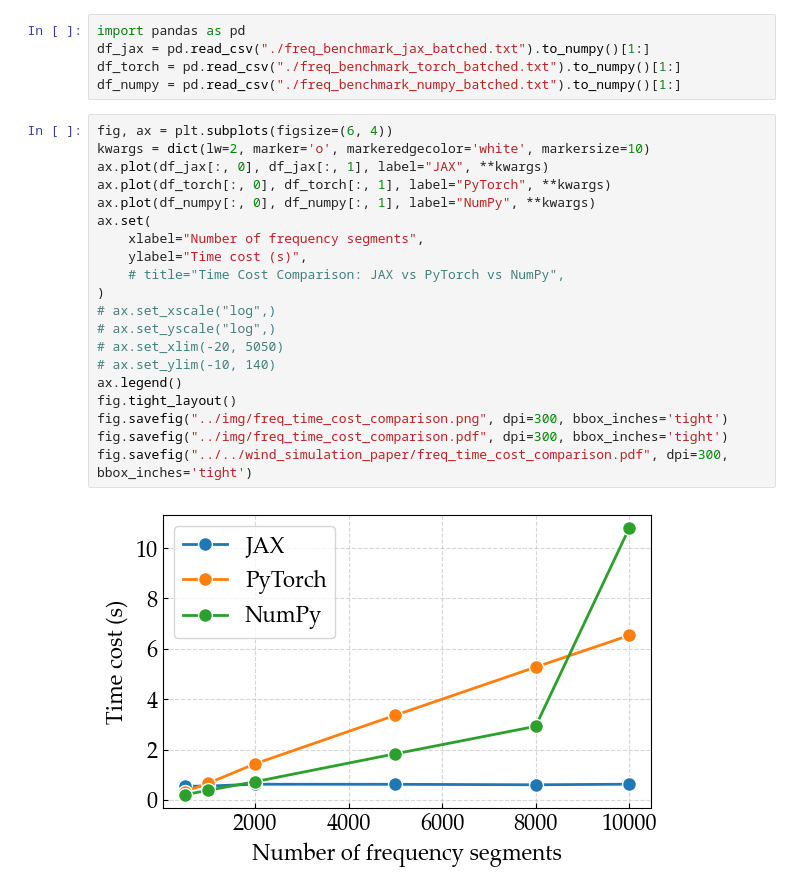
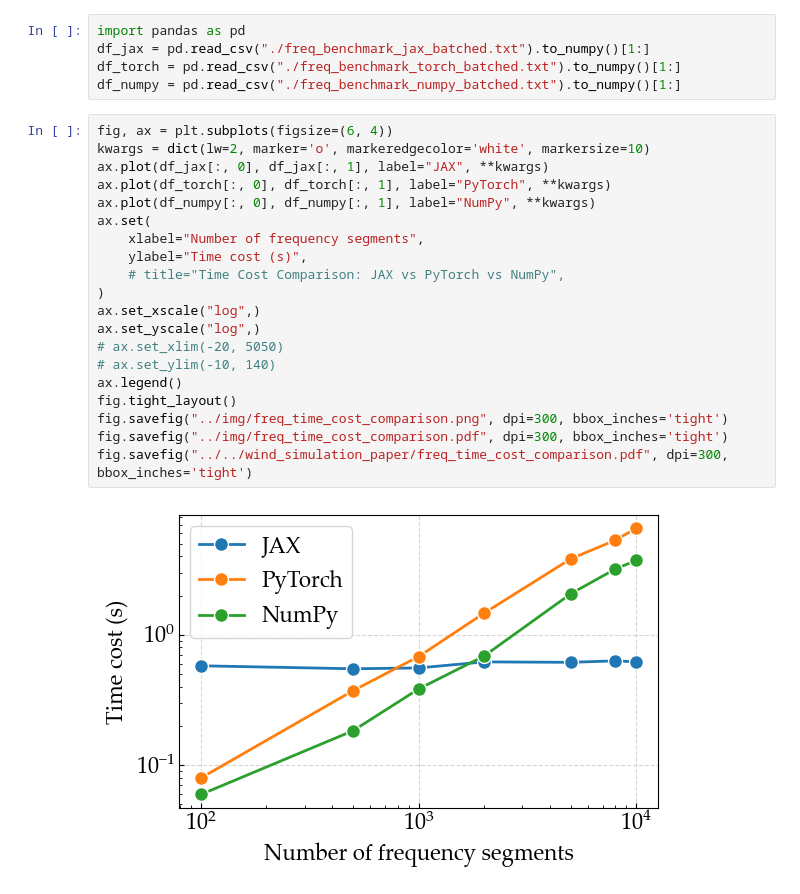
Before and after one commit to NanxiiChen/wind-simulation-GPU, a Jupyter notebook: benchmark_results/eval.ipynb, the cells around one changed output. Saved outputs shown, nothing was run; the diff lists cells and outputs as text.

```diff
--- a/benchmark_results/eval.ipynb
+++ b/benchmark_results/eval.ipynb
@@ -68,22 +68,22 @@ df_numpy = pd.read_csv("./freq_benchmark_numpy_batched.txt").to_numpy()[1:]
 # %%
 fig, ax = plt.subplots(figsize=(6, 4))
 kwargs = dict(lw=2, marker='o', markeredgecolor='white', markersize=10)
 ax.plot(df_jax[:, 0], df_jax[:, 1], label="JAX", **kwargs)
 ax.plot(df_torch[:, 0], df_torch[:, 1], label="PyTorch", **kwargs)
 ax.plot(df_numpy[:, 0], df_numpy[:, 1], label="NumPy", **kwargs)
 ax.set(
     xlabel="Number of frequency segments",
     ylabel="Time cost (s)",
     # title="Time Cost Comparison: JAX vs PyTorch vs NumPy",
 )
-# ax.set_xscale("log",)
-# ax.set_yscale("log",)
+ax.set_xscale("log",)
+ax.set_yscale("log",)
 # ax.set_xlim(-20, 5050)
 # ax.set_ylim(-10, 140)
 ax.legend()
 fig.tight_layout()
 fig.savefig("../img/freq_time_cost_comparison.png", dpi=300, bbox_inches='tight')
 fig.savefig("../img/freq_time_cost_comparison.pdf", dpi=300, bbox_inches='tight')
 fig.savefig("../../wind_simulation_paper/freq_time_cost_comparison.pdf", dpi=300, bbox_inches='tight')
 # %% [output]
-[figure, old version]
+[figure, new version]
```
Also changed, not shown: parts of 1 cell of this notebook, 7 other files.
